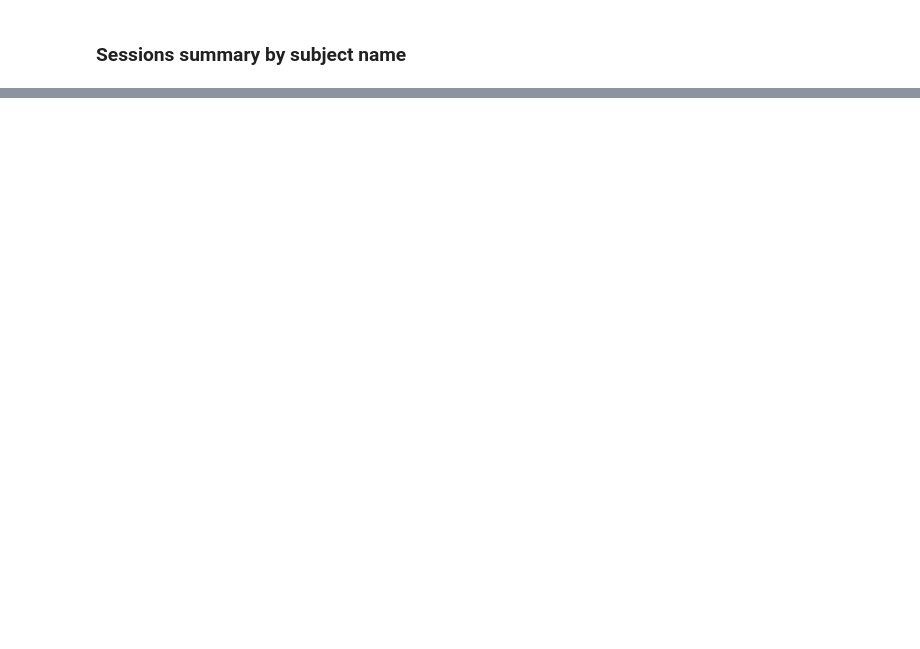
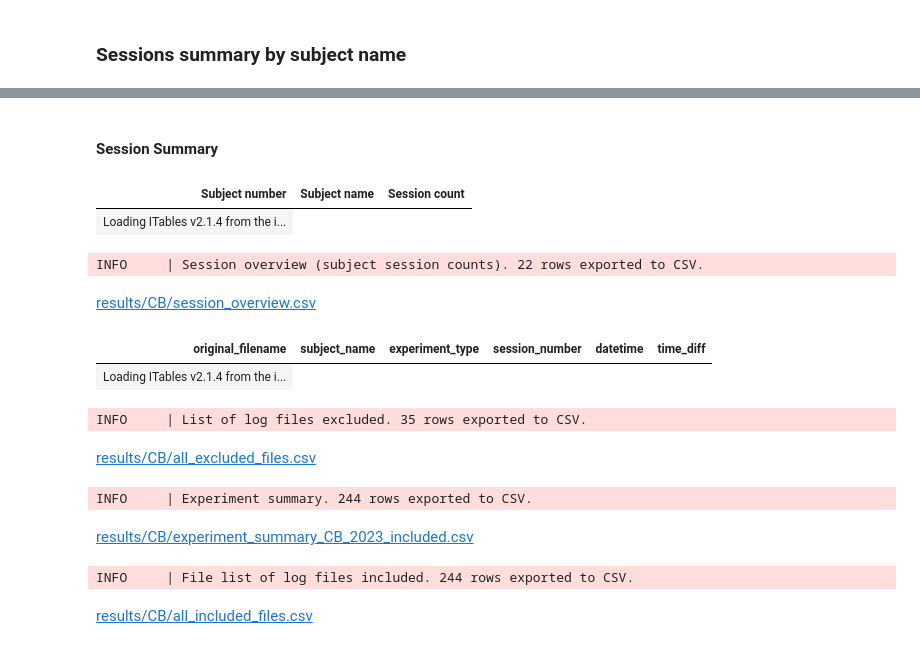
Before and after one commit to DataBooth/horselogic-nb-publish, a Jupyter notebook: logfile-reconciliation-CB.ipynb, the cells around one changed output, grey strips where cells are left out. Cells and saved outputs as stored; diff of their text form; code cells hidden in the pictures; blank space fills up the shorter version.

```diff
--- a/logfile-reconciliation-CB.ipynb
+++ b/logfile-reconciliation-CB.ipynb
@@ -278,8 +269,20 @@ session_summary_df
+# %% [markdown]
+#### Session Summary
+# %%
+# | echo: false
+
+session_summary_df
+# %% [output]
+| Subject number | Subject name | Session count |
+| Loading ITables v2.1.4 from the i... |
 # %%
 # | echo: false
 
-export_data_to_csv(
+project.export_data_to_csv(
     session_summary_df,
+    OUTPUT_DIR / "session_overview.csv",
     "Session overview (subject session counts)",
-    Path(OUTPUT_DIR) / "session_overview_CB.csv",
 )
+# %% [output]
+INFO     | Session overview (subject session counts). 22 rows exported to CSV.
+[results/CB/session_overview.csv](results/CB/session_overview.csv)
@@ -294,40 +289,59 @@ df_out = df_out[["original_filename", "subject_name", "experiment_type", "sessio
 # %%
 # | echo: false
 
+summary_df.drop(labels=["suffix"], axis=1, inplace=True)
+summary_df = summary_df[
+    ["original_filename", "subject_name", "experiment_type", "session_number", "datetime"]
+]
+
 # Calculate time differences between Experiments to look for anomalies
 
-df_out.loc[:, "time_diff"] = df_out["datetime"].diff()
+summary_df.loc[:, "time_diff"] = summary_df["datetime"].diff()
 
 # Convert session number to integers - not sure how we got some floats?
 
-df_out["session_number"] = df_out["session_number"].astype(pd.Int64Dtype())
+summary_df["session_number"] = summary_df["session_number"].astype(pd.Int64Dtype())
 # %%
 # | echo: false
 
-df_out
+summary_df
+# %% [output]
+| original_filename | subject_name | experiment_type | session_number | datetime | time_diff |
+| Loading ITables v2.1.4 from the i... |
 # %%
 # | echo: false
 
 # Export list of all excluded files - by rules and specific exclusions
 
-export_data_to_csv(
-    pd.DataFrame(logs.excluded_files, columns=["col1"]).sort_values(by="col1").reset_index(drop=True),
+project.export_data_to_csv(
+    pd.DataFrame(sorted(logs.excluded_files)),
+    OUTPUT_DIR / "all_excluded_files.csv",
     "List of log files excluded",
-    Path(OUTPUT_DIR) / "all_excluded_files_CB.csv",
 )
+# %% [output]
+INFO     | List of log files excluded. 35 rows exported to CSV.
+[results/CB/all_excluded_files.csv](results/CB/all_excluded_files.csv)
 # %%
 # | echo: false
 
-export_data_to_csv(
-    df_out, "Experiment summary", Path(OUTPUT_DIR) / "experiment_summary_CB_2023_included.csv"
+project.export_data_to_csv(
+    summary_df,
+    OUTPUT_DIR / "experiment_summary_CB_2023_included.csv",
+    "Experiment summary",
 )
+# %% [output]
+INFO     | Experiment summary. 244 rows exported to CSV.
+[results/CB/experiment_summary_CB_2023_included.csv](results/CB/experiment_summary_CB_2023_included.csv)
 # %%
 # | echo: false
 
 # Export list of all included files - by rules and specific exclusions (inc Bonnie)
 
-export_data_to_csv(
-    pd.DataFrame(logs.included_files, columns=["col1"]).sort_values(by="col1").reset_index(drop=True),
+project.export_data_to_csv(
+    pd.DataFrame(sorted(logs.included_files)),
+    OUTPUT_DIR / "all_included_files.csv",
     "File list of log files included",
-    Path(OUTPUT_DIR) / "all_included_files_CB.csv",
 )
+# %% [output]
+INFO     | File list of log files included. 244 rows exported to CSV.
+[results/CB/all_included_files.csv](results/CB/all_included_files.csv)
```
Also changed, not shown: parts of 40 cells of this notebook, 7 other files.
